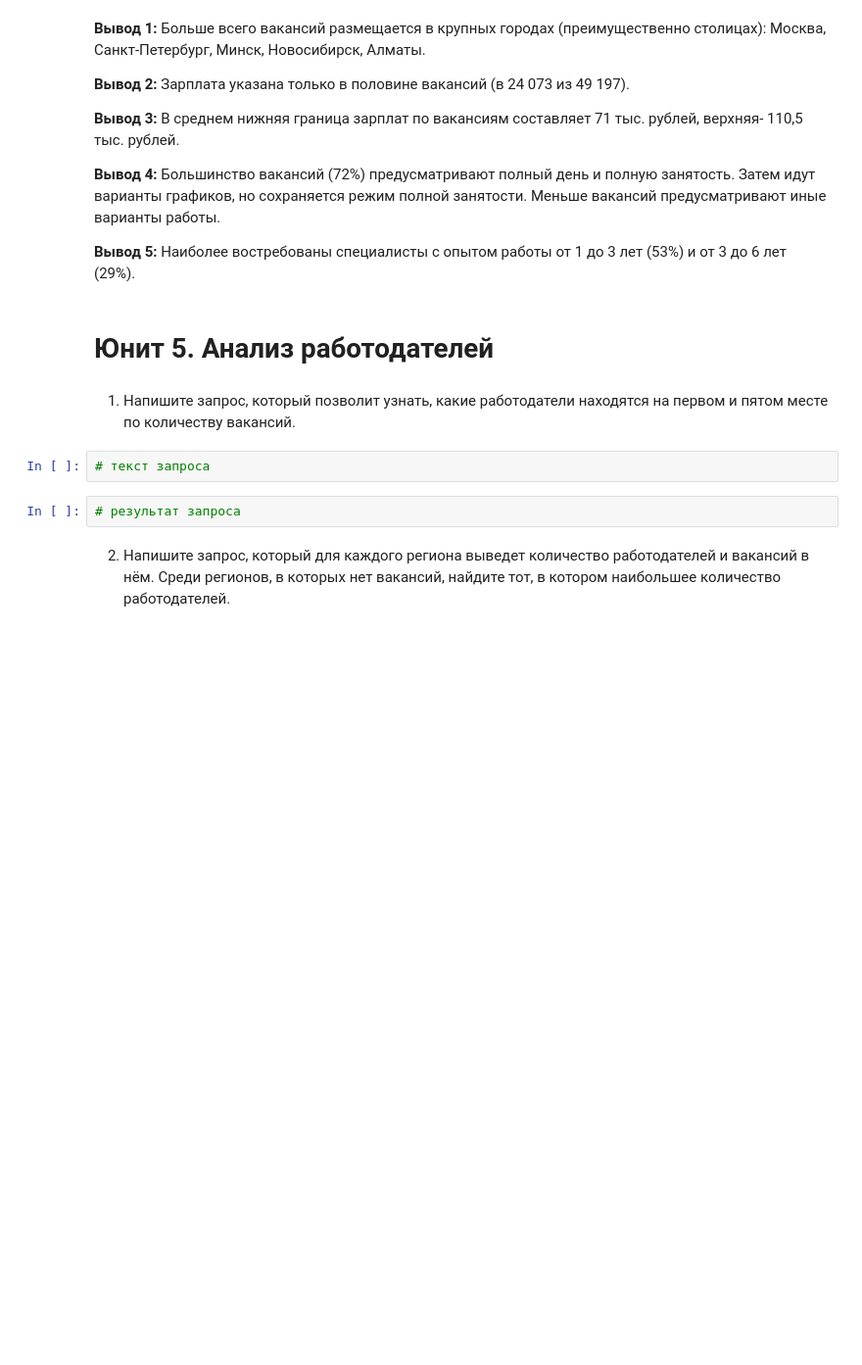
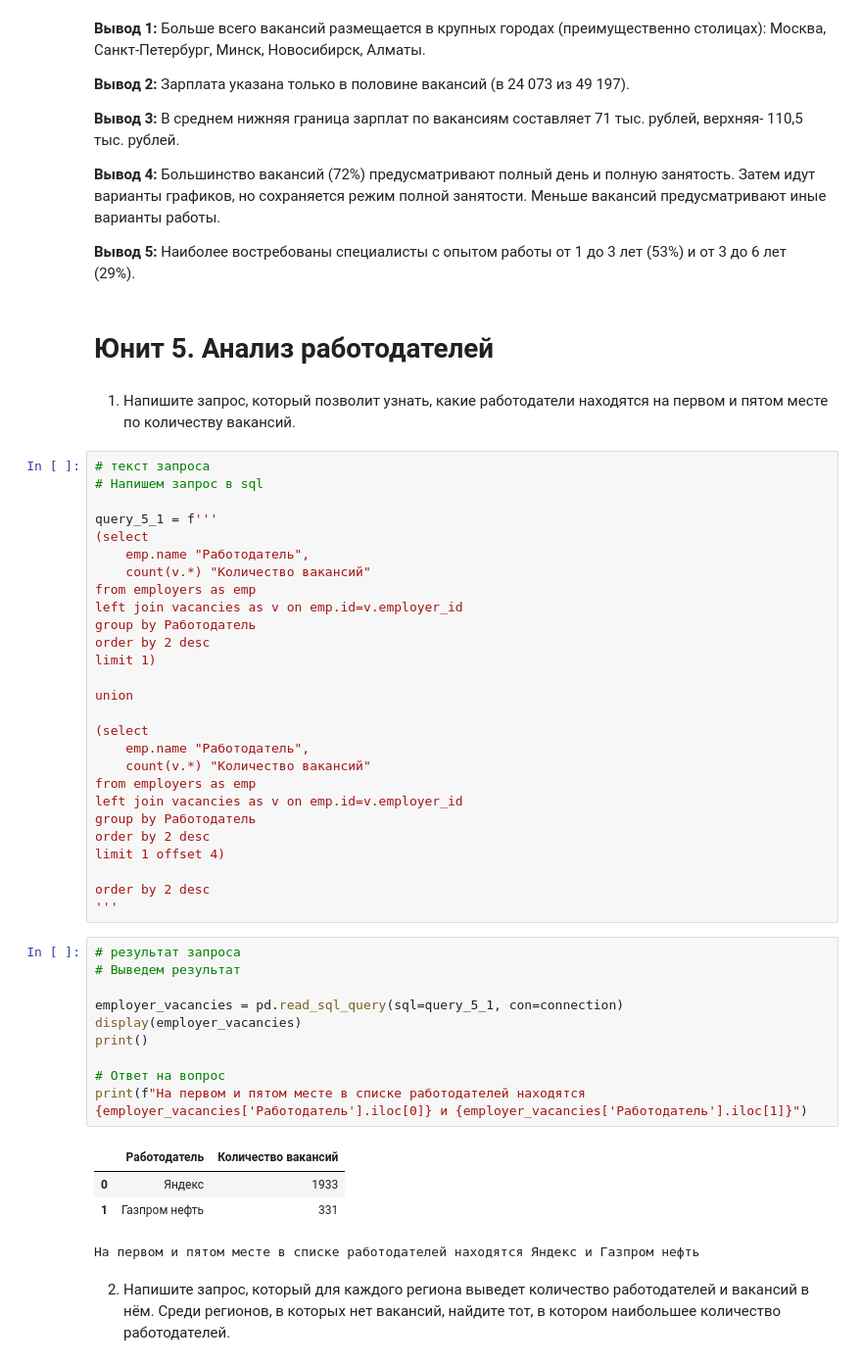
Before and after one commit to SudarickovIlya/SF_DS_Ilya, a Jupyter notebook: Project_2 (sql)/Project_2_Ноутбук_шаблон.ipynb, the cells around one changed output. Shown at 98% size. Saved outputs shown, nothing was run; the diff lists cells and outputs as text; blank space fills up the shorter version.

```diff
--- a/Project_2 (sql)/Project_2_Ноутбук_шаблон.ipynb
+++ b/Project_2 (sql)/Project_2_Ноутбук_шаблон.ipynb
@@ -316,8 +316,46 @@ print(f"Опыт работы в порядке возрастания коли
 1. Напишите запрос, который позволит узнать, какие работодатели находятся на первом и пятом месте по количеству вакансий.
 # %%
 # текст запроса
+# Напишем запрос в sql
+
+query_5_1 = f'''
+(select
+    emp.name "Работодатель",
+    count(v.*) "Количество вакансий"
+from employers as emp
+left join vacancies as v on emp.id=v.employer_id
+group by Работодатель
+order by 2 desc
+limit 1)
+
+union
+
+(select
+    emp.name "Работодатель",
+    count(v.*) "Количество вакансий"
+from employers as emp
+left join vacancies as v on emp.id=v.employer_id
+group by Работодатель
+order by 2 desc
+limit 1 offset 4)
+
+order by 2 desc
+'''
 # %%
 # результат запроса
+# Выведем результат
+
+employer_vacancies = pd.read_sql_query(sql=query_5_1, con=connection)
+display(employer_vacancies)
+print()
+
+# Ответ на вопрос
+print(f"На первом и пятом месте в списке работодателей находятся {employer_vacancies['Работодатель'].iloc[0]} и {employer_vacancies['Работодатель'].iloc[1]}")
+# %% [output]
+|  | Работодатель | Количество вакансий |
+| 0 | Яндекс | 1933 |
+| 1 | Газпром нефть | 331 |
+На первом и пятом месте в списке работодателей находятся Яндекс и Газпром нефть
 # %% [markdown]
 2. Напишите запрос, который для каждого региона выведет количество работодателей и вакансий в нём.
 Среди регионов, в которых нет вакансий, найдите тот, в котором наибольшее количество работодателей.
```
Also changed, not shown: parts of 3 cells of this notebook, 1 other file.
